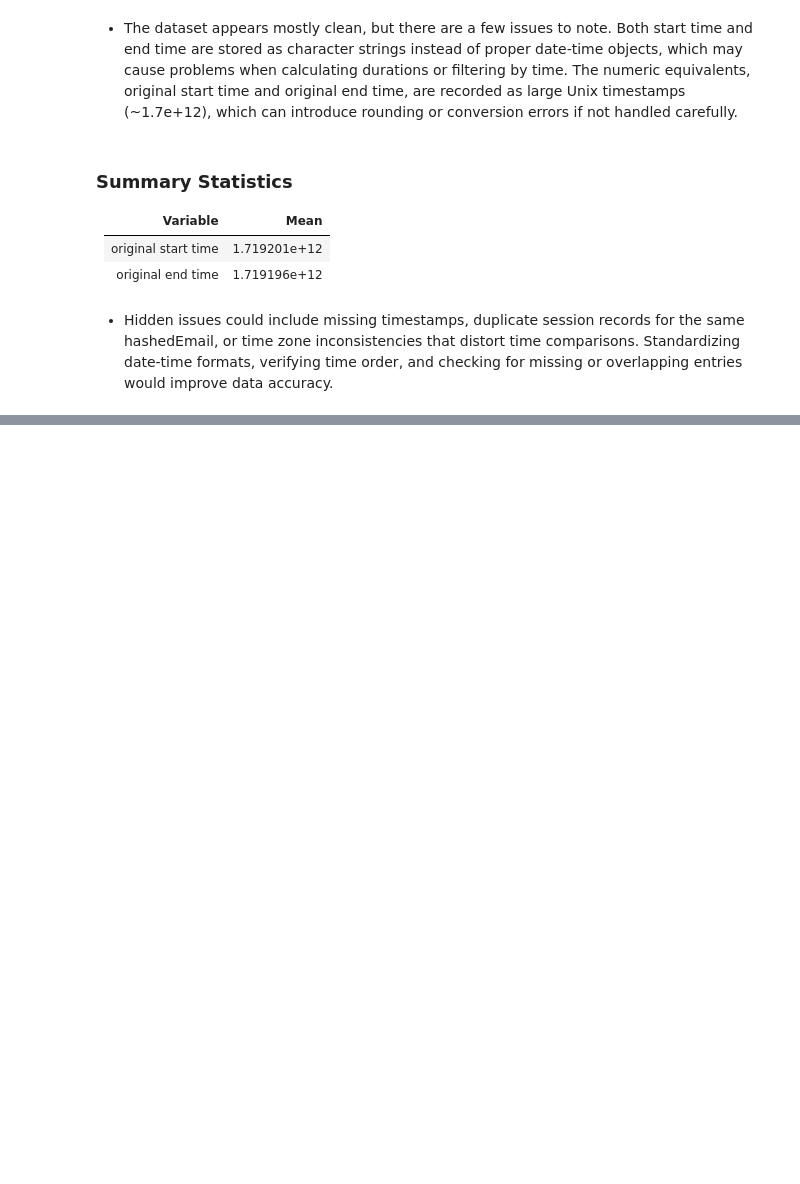
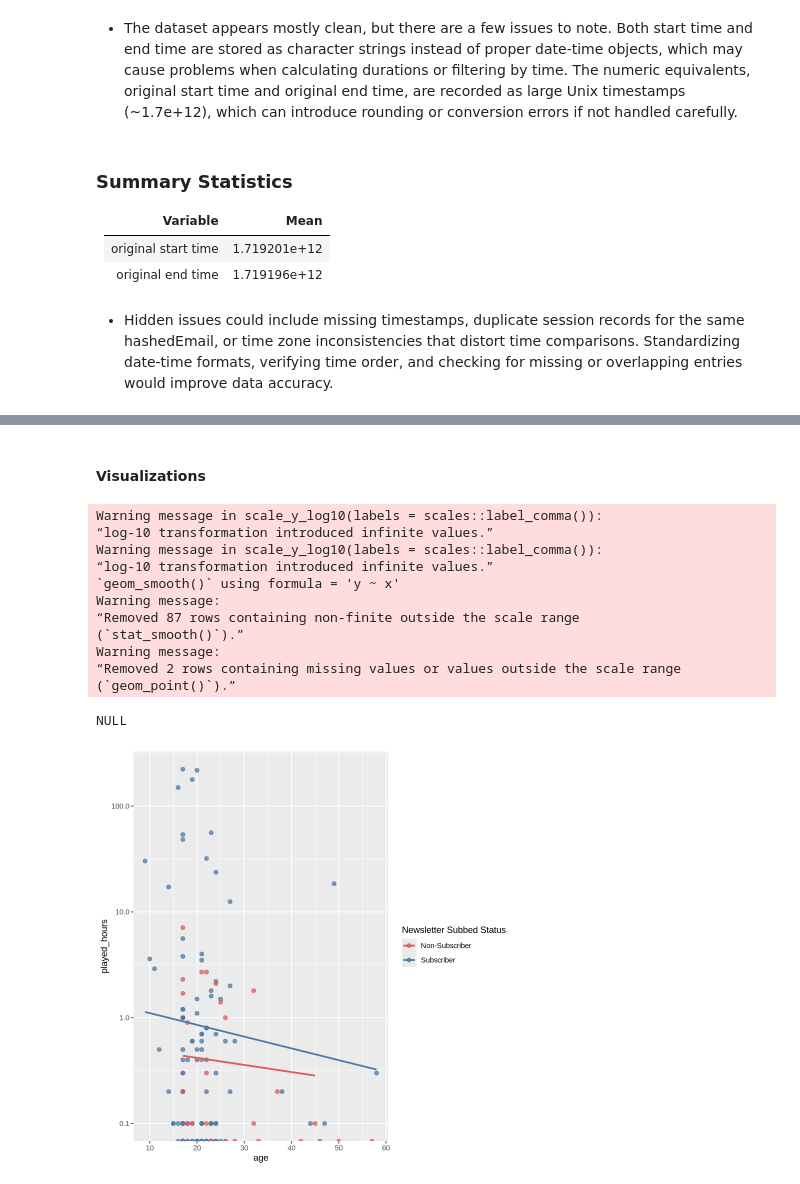
Before and after one commit to abeC-007/DSCI-ProjectRepository, a Jupyter notebook: plan.ipynb, the cells around one changed output, grey strips where cells are left out. Cells and saved outputs as stored; diff of their text form; code cells hidden in the pictures; blank space fills up the shorter version.

Commit message:
Added Visualizations section
Added 3 plots and designed accordingly.

```diff
--- a/plan.ipynb
+++ b/plan.ipynb
@@ -153,0 +163,8 @@ A tibble: 6 × 5
+# %%
+players_clean <- players |>
+  clean_names() |>
+  mutate(experience_level = as.factor(experience),
+    subscribe = as.factor(subscribe)
+  )
+
+glimpse(players_clean)
@@ -153,0 +182,44 @@ A tibble: 6 × 5
+# %% [markdown]
+#### Visualizations
+# %%
+
+
+ggplot(players_clean, aes(x = age, y = played_hours, color = subscribe)) +
+  geom_point(alpha = 0.75, size = 2) +
+  # Separate trend lines (colored by subscriber status)
+  geom_smooth(method = "lm", se = FALSE) +
+
+  scale_color_manual(
+    values = c("FALSE" = "#E15759", "TRUE" = "#4E79A7"),
+    labels = c("FALSE" = "Non-Subscriber", "TRUE" = "Subscriber"),
+    name = "Newsletter Subbed Status"
+  ) +
+  scale_y_log10(labels = scales::label_comma())
+  labs(
+    title = "Age vs. Log-Scaled Total Playtime, Stratified by Subscription Status",
+
+    x = "Player Age (years)",
+    y = "Total Playtime (hours, Log Scale)"
+  ) +
+  theme_light() +
+
+  # Further aesthetic tuning (optional but adds polish)
+  theme(
+    plot.title = element_text(face = "bold", size = 16),
+    plot.subtitle = element_text(size = 11, color = "gray30"),
+    legend.position = "right"
+  )
+# %% [output]
+Warning message in scale_y_log10(labels = scales::label_comma()):
+“log-10 transformation introduced infinite values.”
+Warning message in scale_y_log10(labels = scales::label_comma()):
+“log-10 transformation introduced infinite values.”
+`geom_smooth()` using formula = 'y ~ x'
+Warning message:
+“Removed 87 rows containing non-finite outside the scale range
+(`stat_smooth()`).”
+Warning message:
+“Removed 2 rows containing missing values or values outside the scale range
+(`geom_point()`).”
+NULL
+[figure, added]
```
Also changed, not shown: parts of 18 cells of this notebook.
